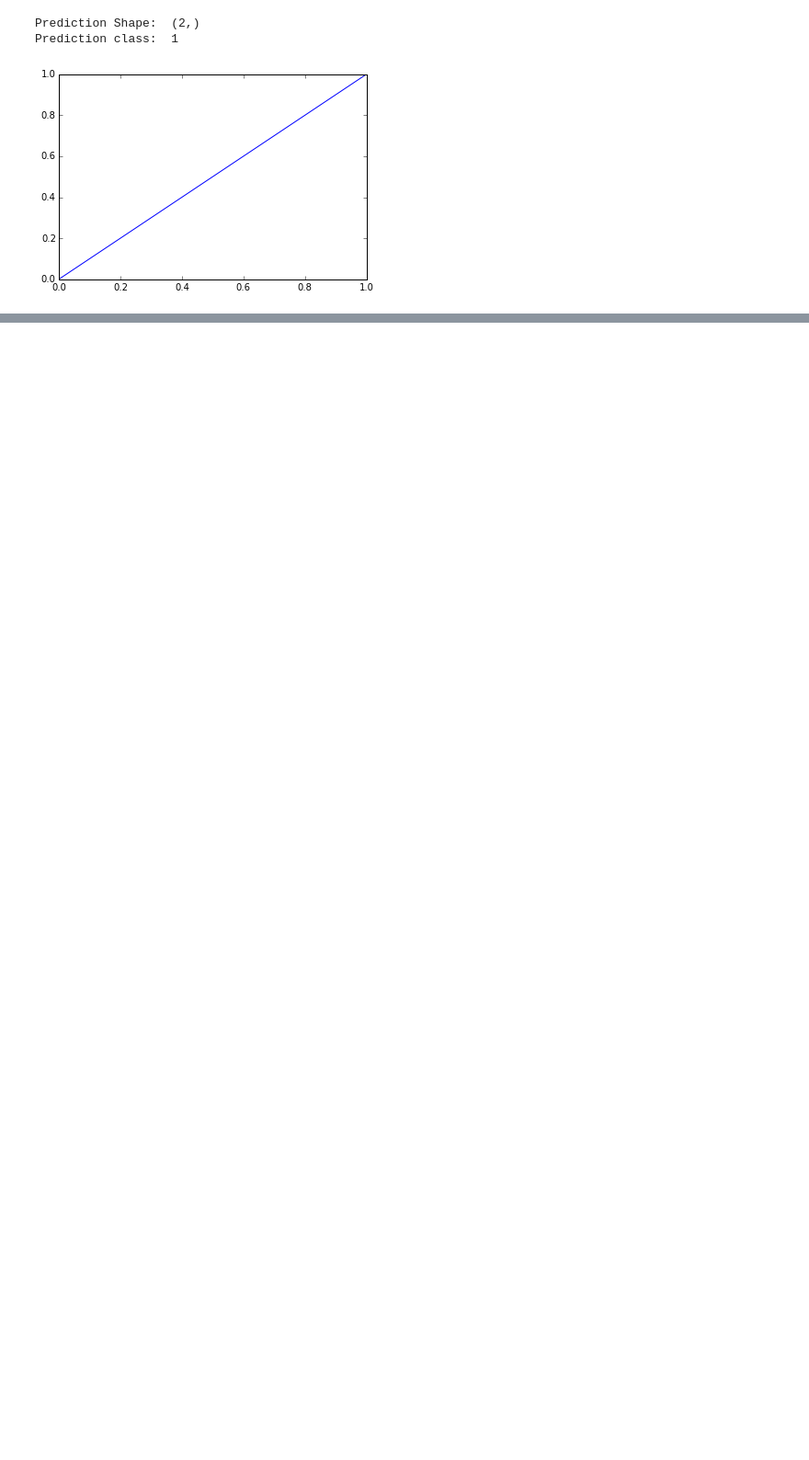
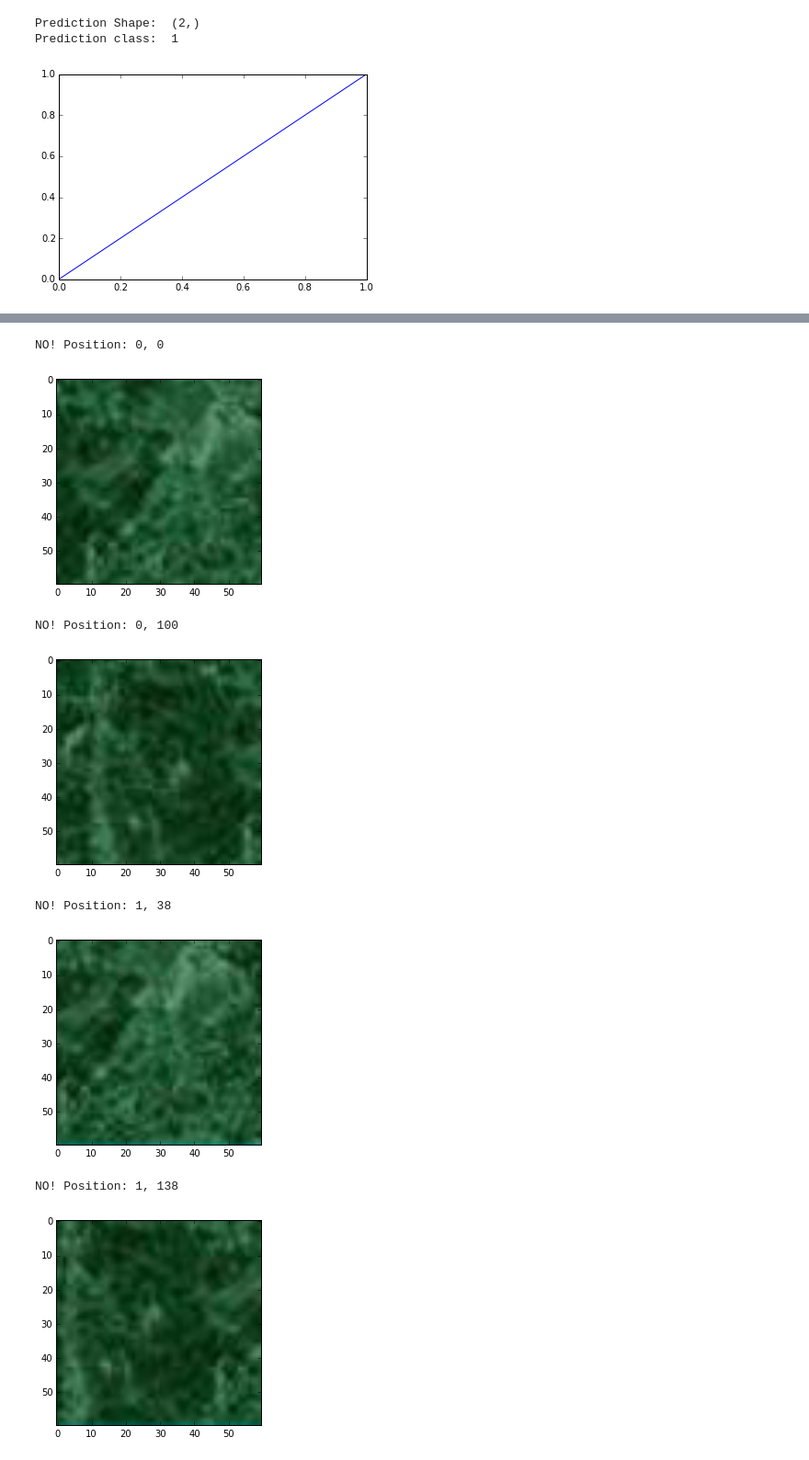
Before and after one commit to vikeshkhanna/cs231n, a Jupyter notebook: classification.ipynb, the cells around one changed output, grey strips where cells are left out. Shown at 92% size. Saved outputs shown, nothing was run; the diff lists cells and outputs as text; code cells hidden in the pictures; blank space fills up the shorter version.

```diff
--- a/classification.ipynb
+++ b/classification.ipynb
@@ -61,0 +81,40 @@ Prediction class:  1
+# %%
+images_per_row = 10
+max_rows = 50
+cnt = 0
+
+import sys
+
+# Debugging - Printing detector and recognizer output
+for i in range(patches.shape[0]):
+    for j in range(patches.shape[1]):
+        image = patches[i,j,0]
+        prediction = detector.detect([image])
+        found = prediction[0].argmax()
+        prob = prediction[0][1]
+
+        if found == 1 and prob > 0.80:
+            pred = recognizer.recognize([image])
+            char = classifier.transform_label (pred[0].argmax())
+            rec_prob = pred[0].max()
+            print "Position: %d, %d, detect_probability: %f, rec_probability: %f, char: %c" % (i, j, prob, rec_prob, char)
+            plt.imshow(image)
+            plt.gca().axis('off')
+            plt.show()
+            sys.stdout.flush()
+        else:
+            if cnt % 100 == 0:
+                print "NO! Position: %d, %d, detection_prob: %f" % (i, j, prob)
+                plt.imshow(image)
+                plt.show()
+
+        cnt += 1
+# %% [output]
+NO! Position: 0, 0
+[figure, added]
+NO! Position: 0, 100
+[figure, added]
+NO! Position: 1, 38
+[figure, added]
+NO! Position: 1, 138
+[figure, added]
```
Also changed, not shown: parts of 5 cells of this notebook, 2 other files.
